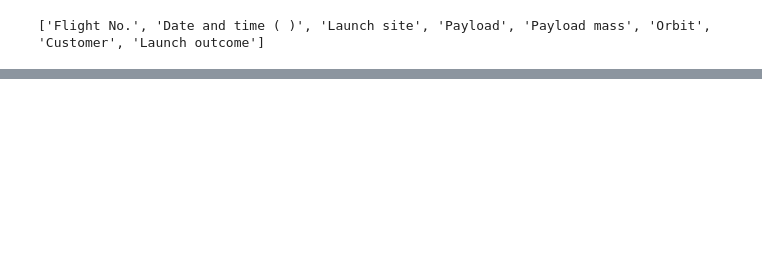
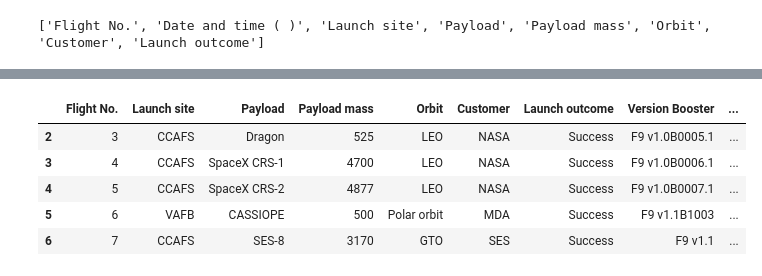
Before and after one commit to induwara43/SpaceX_Falcon9_Stage_1_Landing_Prediction, a Jupyter notebook: 2.Data_Collection_from_Web_Scrapping.ipynb, the cells around one changed output, grey strips where cells are left out. Drawn from its saved outputs; the diff is of its cells as text; code cells hidden in the pictures; blank space fills up the shorter version.

```diff
--- a/2.Space-X_Web_Scrappin.ipynb
+++ b/2.Data_Collection_from_Web_Scrapping.ipynb
@@ -211,0 +322,4 @@ df
+# %%
+pd.set_option('display.max_rows', None)
+df["Payload mass"] = df["Payload mass"].astype(str)
+df['Payload mass'].value_counts()
@@ -211,0 +344,8 @@ df
+# %%
+df['Payload mass'] = df['Payload mass'].str.replace(' kg', '')
+df['Payload mass'] = df['Payload mass'].str.replace('~', '')
+df['Payload mass'] = df['Payload mass'].str.replace(',', '')
+df['Payload mass'] = df['Payload mass'].str.replace('5000–6000', '5500')
+df.drop(df[df['Payload mass'] == "C"].index, inplace = True)
+df.drop(df[df['Payload mass'] == "0"].index, inplace = True)
+df['Payload mass'].value_counts()
@@ -211,0 +370,10 @@ df
+# %%
+df["Payload mass"] = df["Payload mass"].astype(int)
+df.head()
+# %% [output]
+|  | Flight No. | Launch site | Payload | Payload mass | Orbit | Customer | Launch outcome | Version Booster | ... |
+| 2 | 3 | CCAFS | Dragon | 525 | LEO | NASA | Success | F9 v1.0B0005.1 | ... |
+| 3 | 4 | CCAFS | SpaceX CRS-1 | 4700 | LEO | NASA | Success | F9 v1.0B0006.1 | ... |
+| 4 | 5 | CCAFS | SpaceX CRS-2 | 4877 | LEO | NASA | Success | F9 v1.0B0007.1 | ... |
+| 5 | 6 | VAFB | CASSIOPE | 500 | Polar orbit | MDA | Success | F9 v1.1B1003 | ... |
+| 6 | 7 | CCAFS | SES-8 | 3170 | GTO | SES | Success | F9 v1.1 | ... |
```
Also changed, not shown: parts of 29 cells of this notebook, 13 other files.
